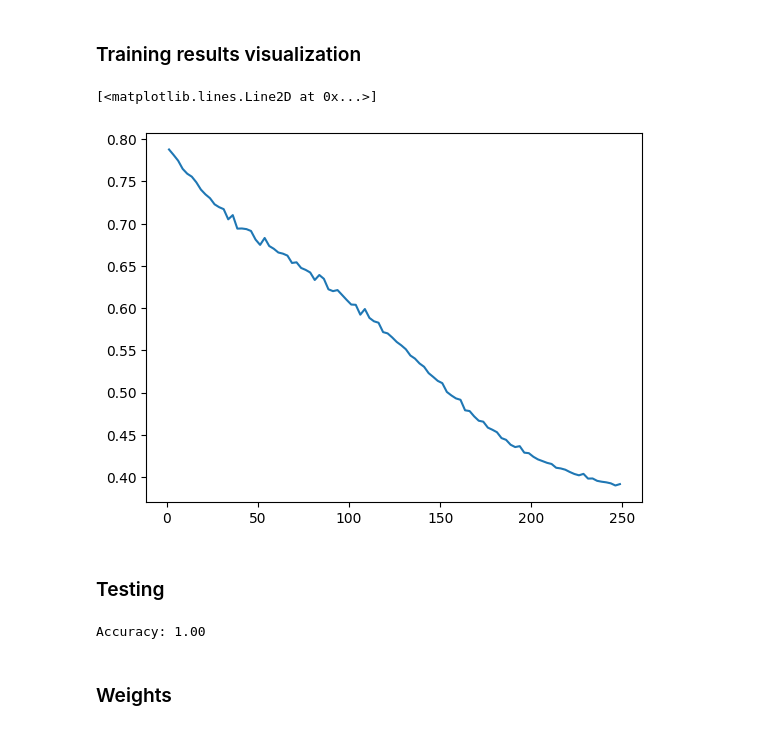
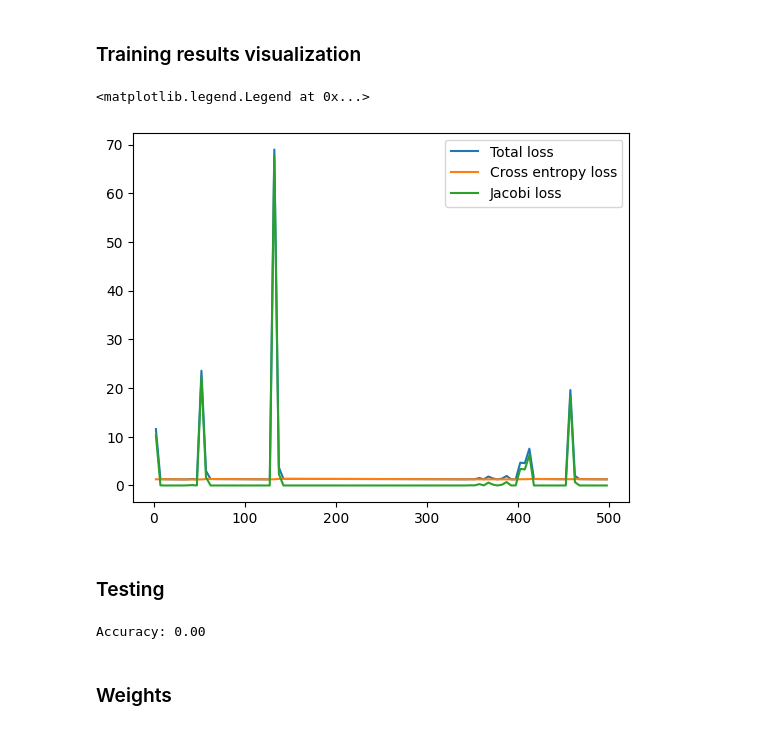
Before and after one commit to Dalsaetra/unitary_memory_indexing_recreated, a Jupyter notebook: notebooks/main.ipynb, the cells around one changed output. Drawn from its saved outputs; the diff is of its cells as text; code cells hidden in the pictures.

```diff
--- a/notebooks/main.ipynb
+++ b/notebooks/main.ipynb
@@ -18,11 +18,13 @@ from datagen import DataGen
 # %% [markdown]
 ### Data generation
 # %%
-n_categories = 2
+n_categories = 3
 n_p = 128 # points_per_category
 
+
+# sym, as, as_extra, parallel, manual
 datatype = "manual"
-as_pos = np.array([[1,1],[0,1]])
+as_pos = np.array([[1,1],[0,1],[-1,-1]])
 dataclass = DataGen(n_categories, n_p, scale=1, name=datatype, seed=1234, as_pos=as_pos)
 centers,data,labels = dataclass.centers,dataclass.data,dataclass.labels
 
@@ -54,6 +56,6 @@ training_loader = torch.utils.data.DataLoader(training_data, batch_size=BATCH_SI
 ### Create model
 # %%
 # model = UMI_L2(2,n_categories,lr=1e-3)
-model = UMI_Jacobi_2(2,n_categories,lr=1e-2,bias=False,decay=1.0)
+model = UMI_Jacobi_flip(2,n_categories,lr=0.1,bias=False,decay=50.0)
 
-summary(model,input_size=(1,2))
+# summary(model,input_size=(1,2))
@@ -166,16 +157,26 @@ def train_jacobi(loader,model,n_epochs=5):
 # %%
-epoch_data, loss_data = train(training_loader,model,n_epochs=250)
+# epoch_data, loss_data = train(training_loader,model,n_epochs=250)
+# epoch_data, loss_data, crossloss_data, jacobiloss_data = train_jacobi(training_loader,model,n_epochs=500)
+epoch_data, loss_data, crossloss_data, jacobiloss_data = train_jacobi_flip(training_loader,model,n_epochs=500)
 # epoch_data, loss_data = train_SVB(training_loader,model,n_epochs=500)
 # %% [markdown]
 ### Training results visualization
 # %%
 epoch_data_avgd = epoch_data.reshape(100,-1).mean(axis=1) # the number in reshape has to divide the number of epochs
 loss_data_avgd = loss_data.reshape(100,-1).mean(axis=1)
-plt.plot(epoch_data_avgd,loss_data_avgd) # Plot the average loss per epoch
+
+plt.plot(epoch_data_avgd,loss_data_avgd, label="Total loss") # Plot the average loss per epoch
+
+crossloss_data_avgd = crossloss_data[:].reshape(100,-1).mean(axis=1)
+jacobiloss_data_avgd = jacobiloss_data[:].reshape(100,-1).mean(axis=1)
+plt.plot(epoch_data_avgd,crossloss_data_avgd,label="Cross entropy loss") # Plot the average loss per epoch
+plt.plot(epoch_data_avgd,jacobiloss_data_avgd, label="Jacobi loss") # Plot the average loss per epoch
 # plt.plot(epoch_data,loss_data)
+
+plt.legend()
 # %% [output]
-[<matplotlib.lines.Line2D at 0x...>]
+<matplotlib.legend.Legend at 0x...>
-[figure, old version]
+[figure, new version]
 # %% [markdown]
 ### Testing
 # %%
@@ -189,7 +190,7 @@ test_set = ScatterData(test_data,test_labels,n_categories)
 acc = (model(test_set.x).argmax(dim=1) == test_set.y.argmax(dim=1)).float().sum().item()/len(test_set)
 print(f'Accuracy: {acc:.2f}')
 # %% [output]
-Accuracy: 1.00
+Accuracy: 0.00
 # %% [markdown]
 ### Weights
 # %%
```
Also changed, not shown: parts of 10 cells of this notebook, 1 other file.
